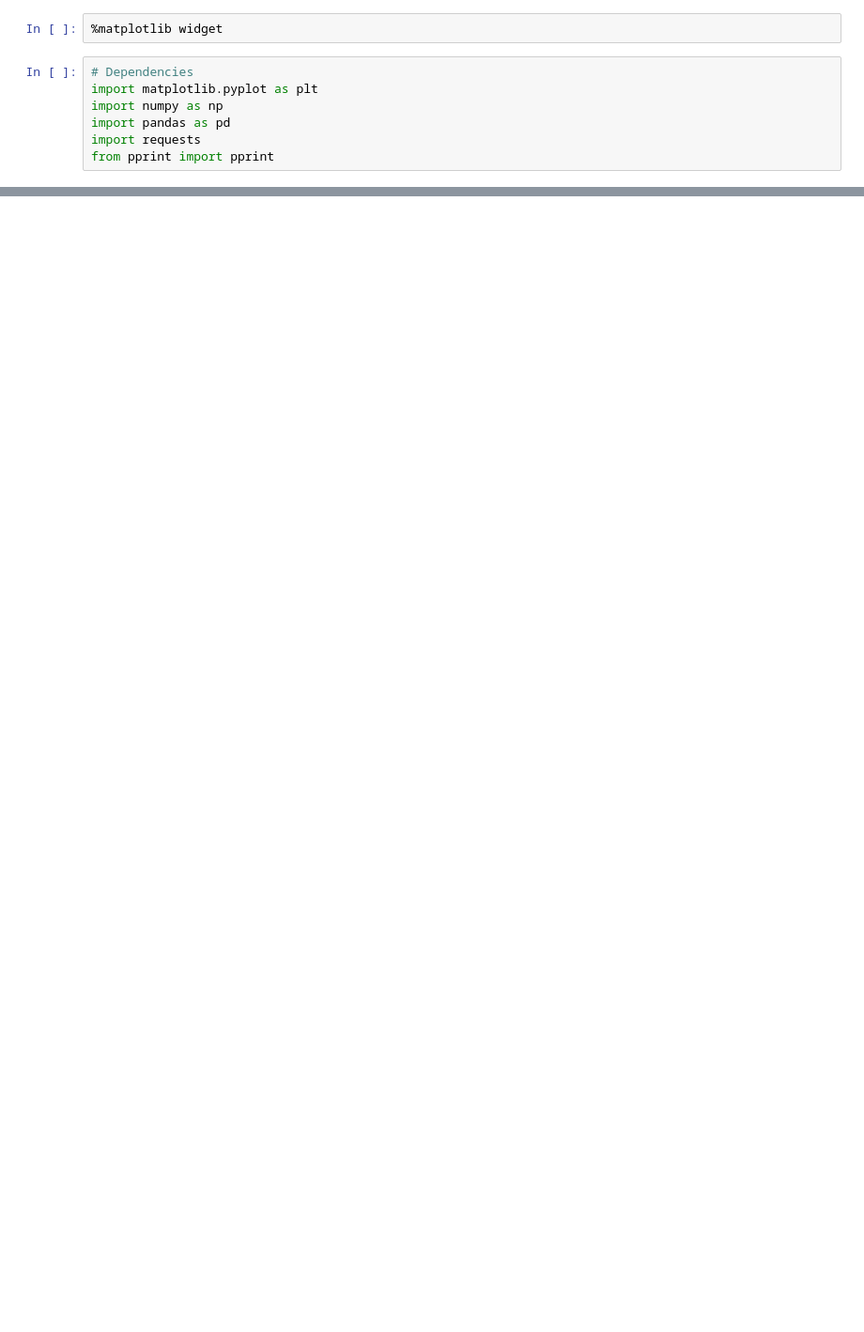
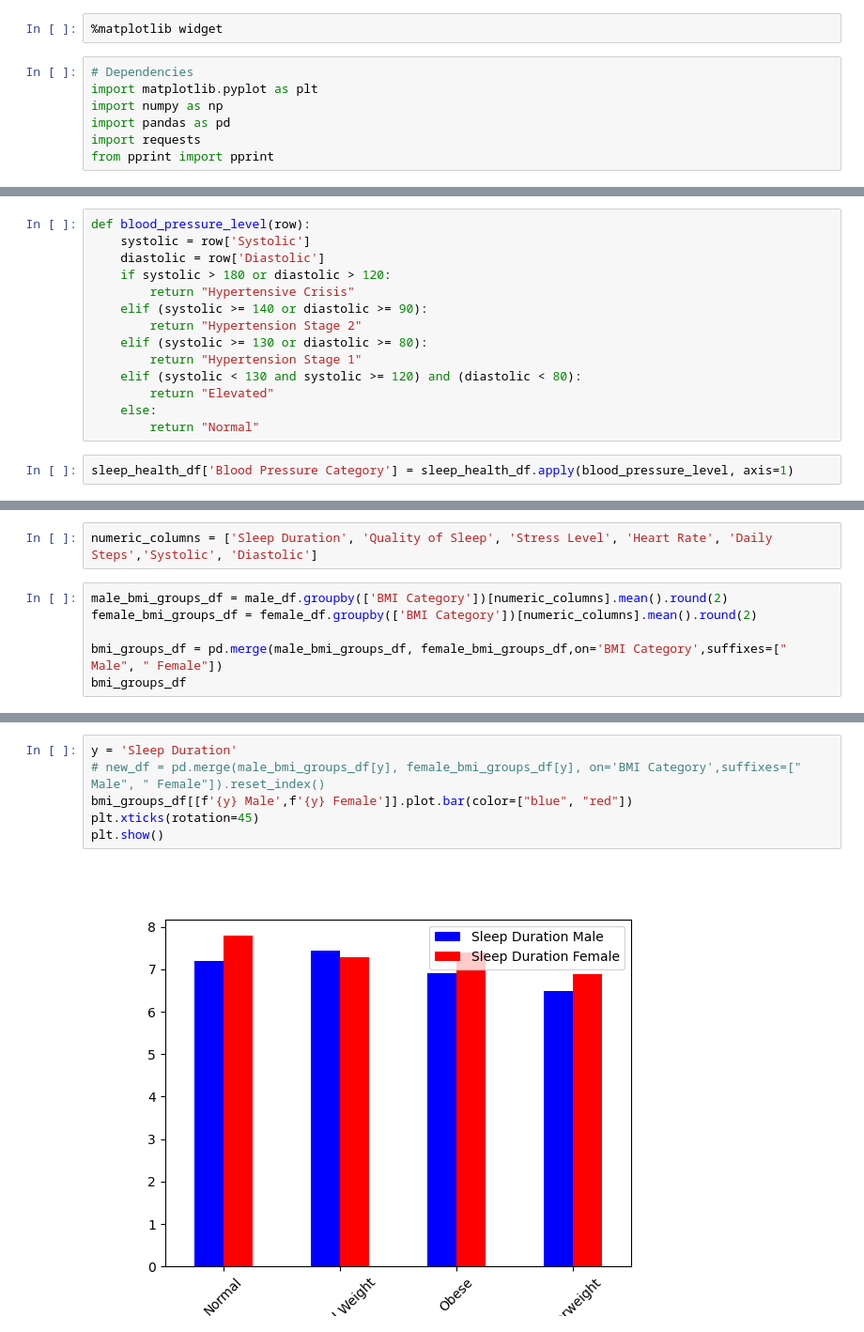
Before and after one commit to rfe123/umn_data_project_001, a Jupyter notebook: src/histogram_data.ipynb, the cells around one changed output, grey strips where cells are left out. Shown: that part at 94% size. Cells and saved outputs as stored; diff of their text form; blank space fills up the shorter version.

Commit message:
implementing several bar plots

```diff
--- a/src/histogram_data.ipynb
+++ b/src/histogram_data.ipynb
@@ -10 +20,17 @@ from pprint import pprint
+# %%
+def blood_pressure_level(row):
+    systolic = row['Systolic']
+    diastolic = row['Diastolic']
+    if systolic > 180 or diastolic > 120:
+        return "Hypertensive Crisis"
+    elif (systolic >= 140 or diastolic >= 90):
+        return "Hypertension Stage 2"
+    elif (systolic >= 130 or diastolic >= 80):
+        return "Hypertension Stage 1"
+    elif (systolic < 130 and systolic >= 120) and (diastolic < 80):
+        return "Elevated"
+    else:
+        return "Normal"
+# %%
+sleep_health_df['Blood Pressure Category'] = sleep_health_df.apply(blood_pressure_level, axis=1)
 # %%
@@ -23,0 +39,8 @@ sleep_health_df.head()
+# %%
+numeric_columns = ['Sleep Duration', 'Quality of Sleep', 'Stress Level', 'Heart Rate', 'Daily Steps','Systolic', 'Diastolic']
+# %%
+male_bmi_groups_df = male_df.groupby(['BMI Category'])[numeric_columns].mean().round(2)
+female_bmi_groups_df = female_df.groupby(['BMI Category'])[numeric_columns].mean().round(2)
+
+bmi_groups_df = pd.merge(male_bmi_groups_df, female_bmi_groups_df,on='BMI Category',suffixes=[" Male", " Female"])
+bmi_groups_df
@@ -23,0 +54,8 @@ sleep_health_df.head()
+# %%
+y = 'Sleep Duration'
+# new_df = pd.merge(male_bmi_groups_df[y], female_bmi_groups_df[y], on='BMI Category',suffixes=[" Male", " Female"]).reset_index()
+bmi_groups_df[[f'{y} Male',f'{y} Female']].plot.bar(color=["blue", "red"])
+plt.xticks(rotation=45)
+plt.show()
+# %% [output]
+[figure, added]
```
Also changed, not shown: parts of 5 cells of this notebook.
